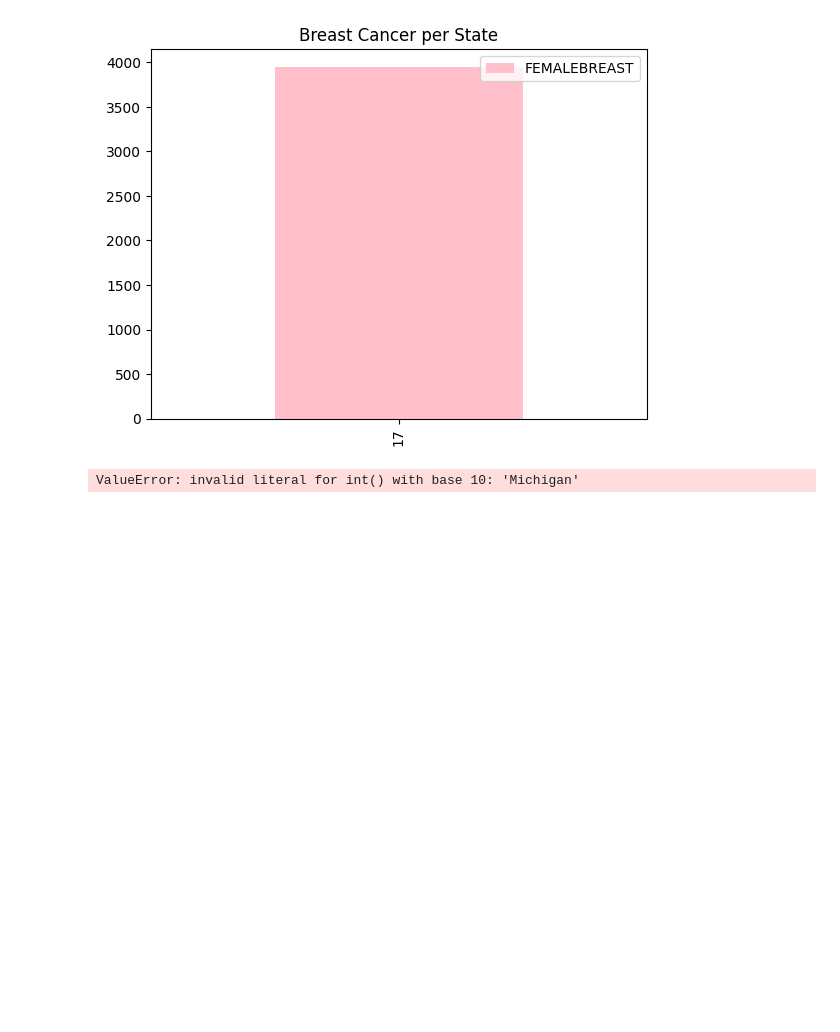
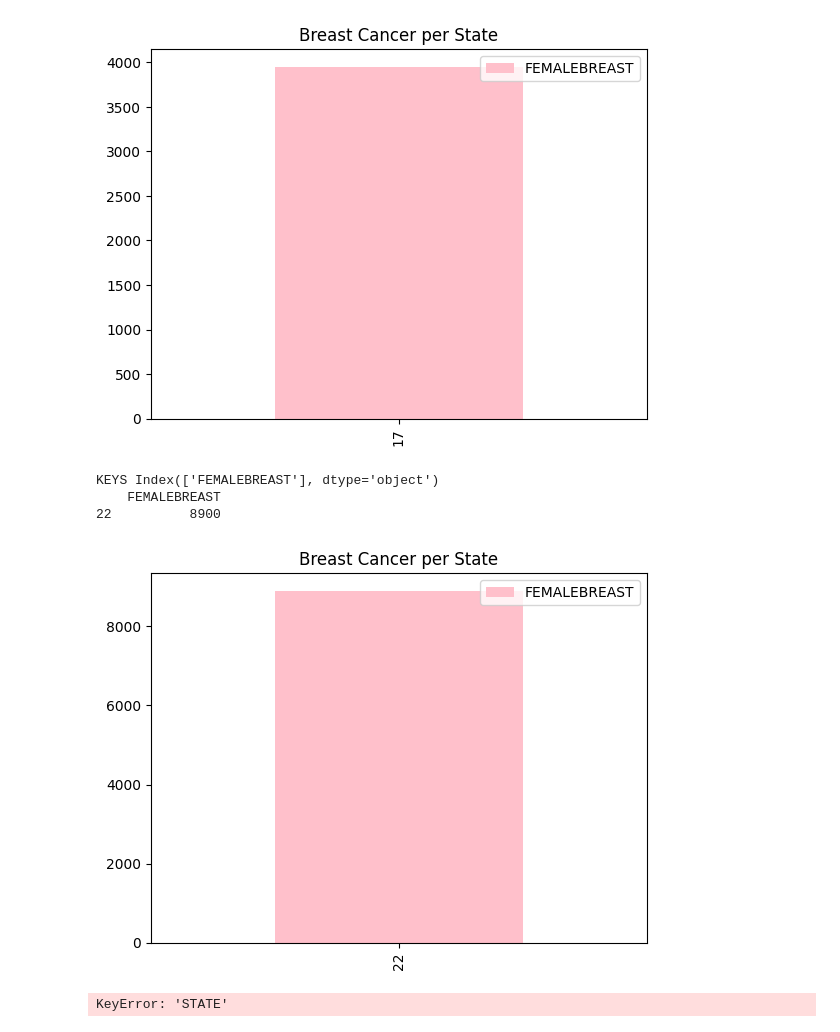
Before and after one commit to bjhdecember/Cancer, a Jupyter notebook: Cancer/Breastcancer.ipynb, the cells around one changed output. Drawn from its saved outputs; the diff is of its cells as text; code cells hidden in the pictures; blank space fills up the shorter version.

```diff
--- a/Cancer/Breastcancer.ipynb
+++ b/Cancer/Breastcancer.ipynb
@@ -234,18 +235,55 @@ KEYS Index(['FEMALEBREAST'], dtype='object')
 # %%
 import pandas as pd
 import matplotlib.pyplot as plt
 import matplotlib as mpl
 import numpy as py
 
 df = pd.read_excel(r'C:\Users\barba\OneDrive\Documents\Breast_Cancer\Data\Cancer_Data.xlsx')
 
-lst = []
+#lst = []
 
 # number of elements as input
-n = int(input("Enter number of states : "))
+#n = int(input("Enter number of states : "))
+
+Look_State = input (' What stete do you want: ')
+
+df = df.loc[df['STATE']==Look_State,['FEMALEBREAST']]
+print("KEYS",df.keys())
+print(df)
+
+df.plot(kind = 'bar', y = 'FEMALEBREAST',
+        color = 'pink', title = 'Breast Cancer per State')
+
+plt.show(df.plot)
+
+Look_State = input (' What stete do you want: ')
+
+df = df.loc[df['STATE']==Look_State,['FEMALEBREAST']]
+print("KEYS",df.keys())
+print(df)
+
+df.plot(kind = 'bar', y = 'FEMALEBREAST',
+        color = 'pink', title = 'Breast Cancer per State')
+
+plt.show(df.plot)
+
+#Look_State = input (' What stete do you want: ')
+
+#df = df.loc[df['STATE']==Look_State,['FEMALEBREAST']]
+#print("KEYS",df.keys())
+#print(df)
+
+#df.plot(kind = 'bar', y = 'FEMALEBREAST',
+        #color = 'pink', title = 'Breast Cancer per State')
+
+#plt.show(df.plot)
 
 # iterating till the range
-for i in range(0, n):
-    ele = int(input())
+#for i in range(0, n):
+    #ele = int(input())
 # %% [output]
-ValueError: invalid literal for int() with base 10: 'Michigan'
+KEYS Index(['FEMALEBREAST'], dtype='object')
+    FEMALEBREAST
+22          8900
+[figure, added]
+KeyError: 'STATE'
```
Also changed, not shown: parts of 3 cells of this notebook.
